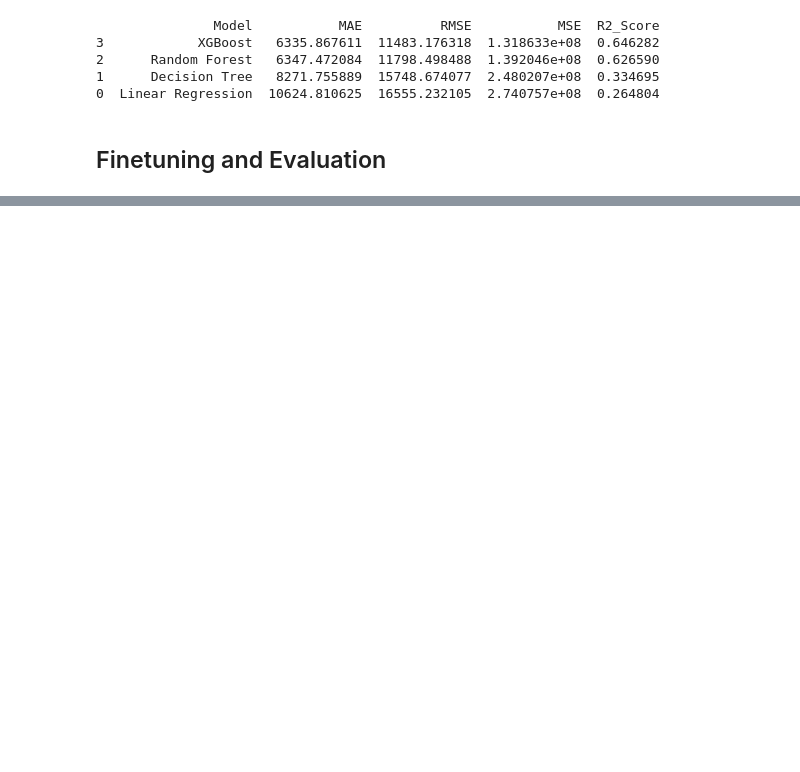
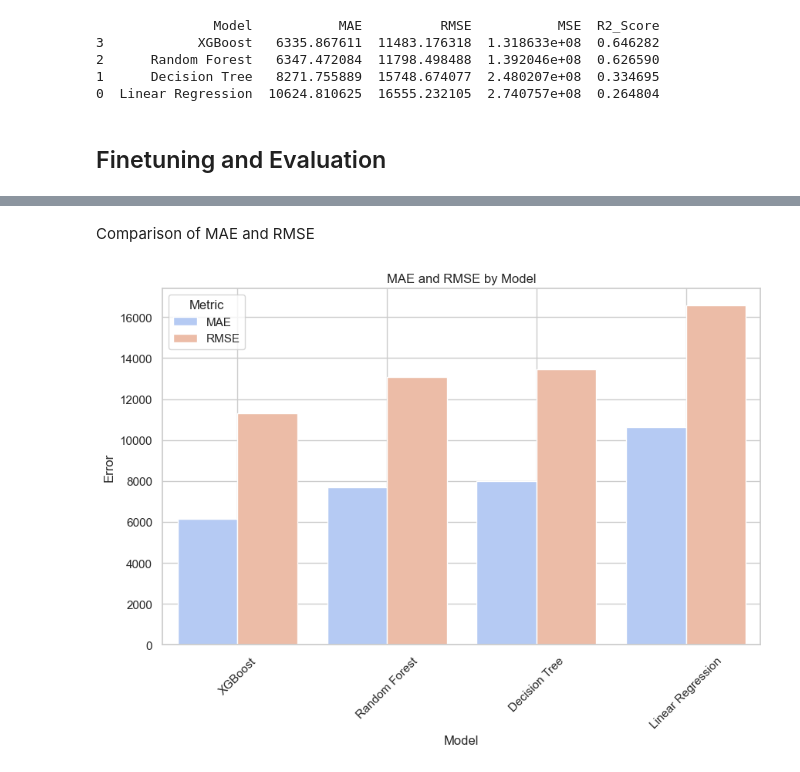
Before and after one commit to AdamSkog/Datathon-DataMed, a Jupyter notebook: notebooks/meancost.ipynb, the cells around one changed output, grey strips where cells are left out. Drawn from its saved outputs; the diff is of its cells as text; code cells hidden in the pictures; blank space fills up the shorter version.

```diff
--- a/notebooks/meancost.ipynb
+++ b/notebooks/meancost.ipynb
@@ -335,13 +401,6 @@ print(results_df)
 # %% [markdown]
 ## Finetuning and Evaluation
 # %%
-import optuna
-from sklearn.metrics import mean_absolute_error, mean_squared_error, r2_score
-import xgboost as xgb
-from sklearn.linear_model import LinearRegression
-from sklearn.tree import DecisionTreeRegressor
-from sklearn.ensemble import RandomForestRegressor
-
 # Initialize all models
 lr = LinearRegression()
 dt = DecisionTreeRegressor(random_state=42)
@@ -462,6 +521,7 @@ for name, model in models.items():
     rmse = np.sqrt(mse)
     mae = mean_absolute_error(y_test, y_pred)
     r2 = r2_score(y_test, y_pred)
+    explained_variance = explained_variance_score(y_test, y_pred)
 
     # Store the results
     results.append({
@@ -470,6 +530,7 @@ for name, model in models.items():
         'RMSE': rmse,
         'MSE': mse,
         'R2_Score': r2,
+        'Explained Variance Score': explained_variance,
         'Best Params': best_params
     })
 
@@ -517,0 +582,13 @@ results_df
+# %% [markdown]
+Comparison of MAE and RMSE
+# %%
+plt.figure(figsize=(10,6))
+results_df_melted = results_df.melt(id_vars='Model', value_vars=['MAE', 'RMSE'], var_name='Metric', value_name='Error')
+
+sns.barplot(data=results_df_melted, x='Model', y='Error', hue='Metric', palette='coolwarm')
+plt.title('MAE and RMSE by Model')
+plt.xticks(rotation=45)
+plt.grid(True)
+plt.show()
+# %% [output]
+[figure, added]
```
Also changed, not shown: parts of 35 cells of this notebook.
